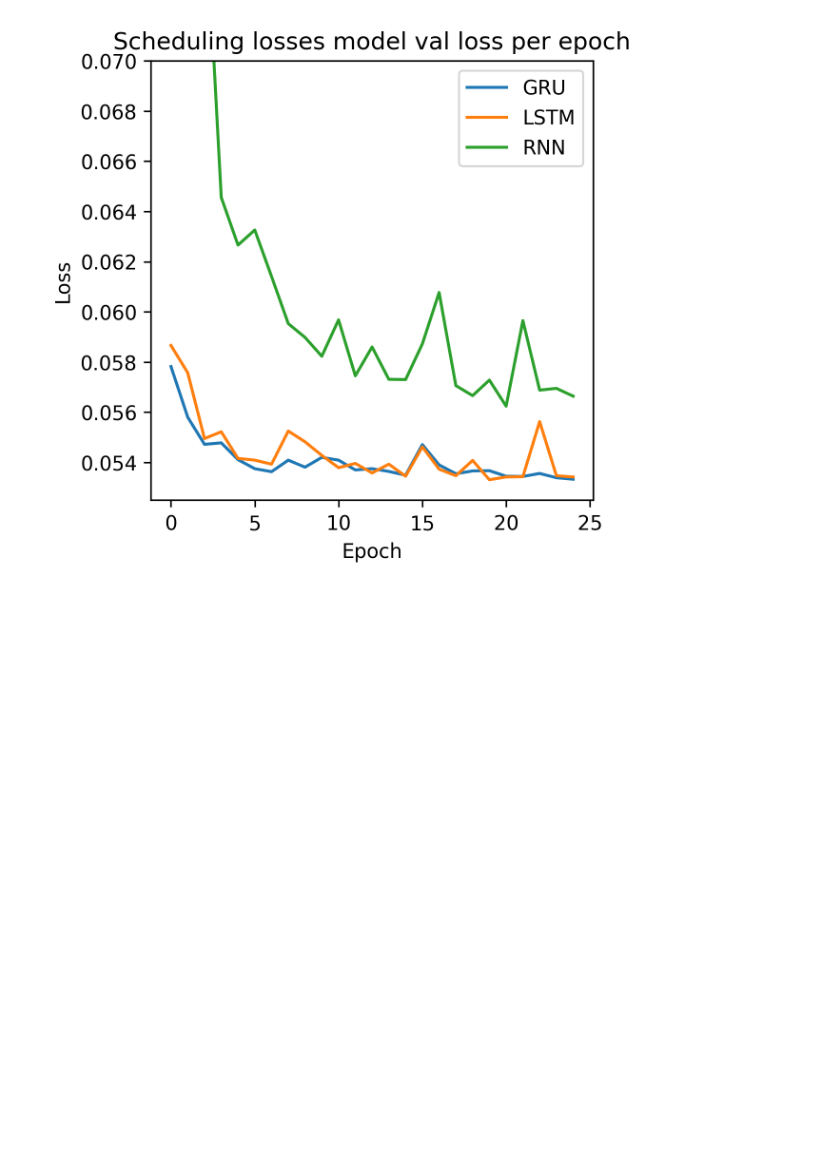
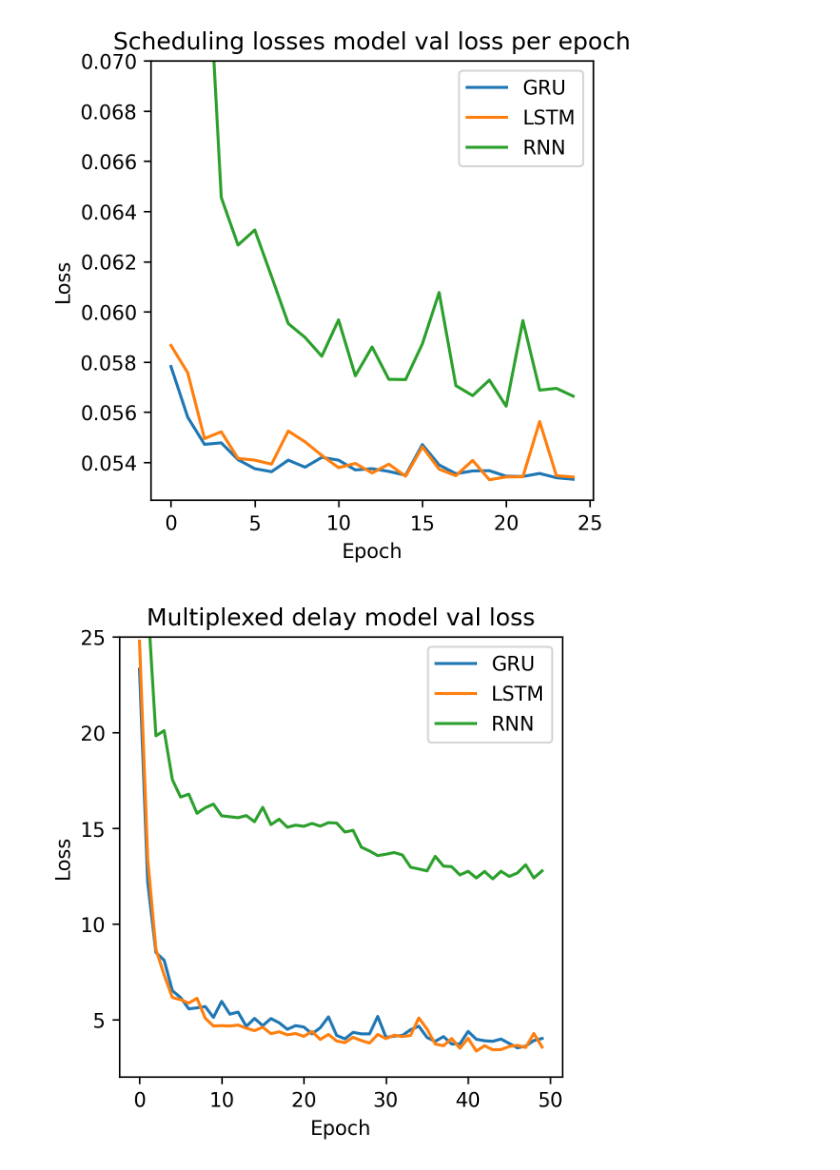
Before and after one commit to shouryaverma/routenet_fermi, a Jupyter notebook: results.ipynb, the cells around one changed output. Drawn from its saved outputs; the diff is of its cells as text; code cells hidden in the pictures; blank space fills up the shorter version.

```diff
--- a/results.ipynb
+++ b/results.ipynb
@@ -172,3 +172,42 @@ plt.show()
 # plt.ylabel('Time (s)')
 # plt.legend()
 # plt.show()
+# %%
+import os
+
+def extract_loss_values(folder_path):
+    loss_values = []
+    filenames_and_losses = []
+
+    for filename in os.listdir(folder_path):
+        if '.data' in filename:
+            parts = filename.split('-', 1)
+            if len(parts) > 1:
+                first_num = int(parts[0])
+                loss = float(parts[1].split('.data')[0])
+                filenames_and_losses.append((first_num, loss))
+
+    # Sort by the first number
+    sorted_values = sorted(filenames_and_losses, key=lambda x: x[0])
+
+    # Extract just the loss values after sorting
+    loss_values = [loss for _, loss in sorted_values]
+
+    return loss_values
+# %%
+gru_val = extract_loss_values('/home/verma198/Public/RouteNet-Fermi/traffic_models/delay/ckpt_dir_all_multiplexed_GNN')
+lstm_val = extract_loss_values('/home/verma198/Public/RouteNet-Fermi/traffic_models/delay/ckpt_dir_all_multiplexed_LSTM')
+rnn_val = extract_loss_values('/home/verma198/Public/RouteNet-Fermi/traffic_models/delay/ckpt_dir_all_multiplexed_RNN')
+
+plt.figure(dpi=300, figsize=(4,4))
+plt.plot(gru_val, label='GRU')
+plt.plot(lstm_val, label='LSTM')
+plt.plot(rnn_val, label='RNN')
+plt.title('Multiplexed delay model val loss')
+plt.xlabel('Epoch')
+plt.ylabel('Loss')
+plt.ylim(2,25)
+plt.legend()
+plt.show()
+# %% [output]
+[figure, added]
```
Also changed, not shown: parts of 4 cells of this notebook, 1 other file.
